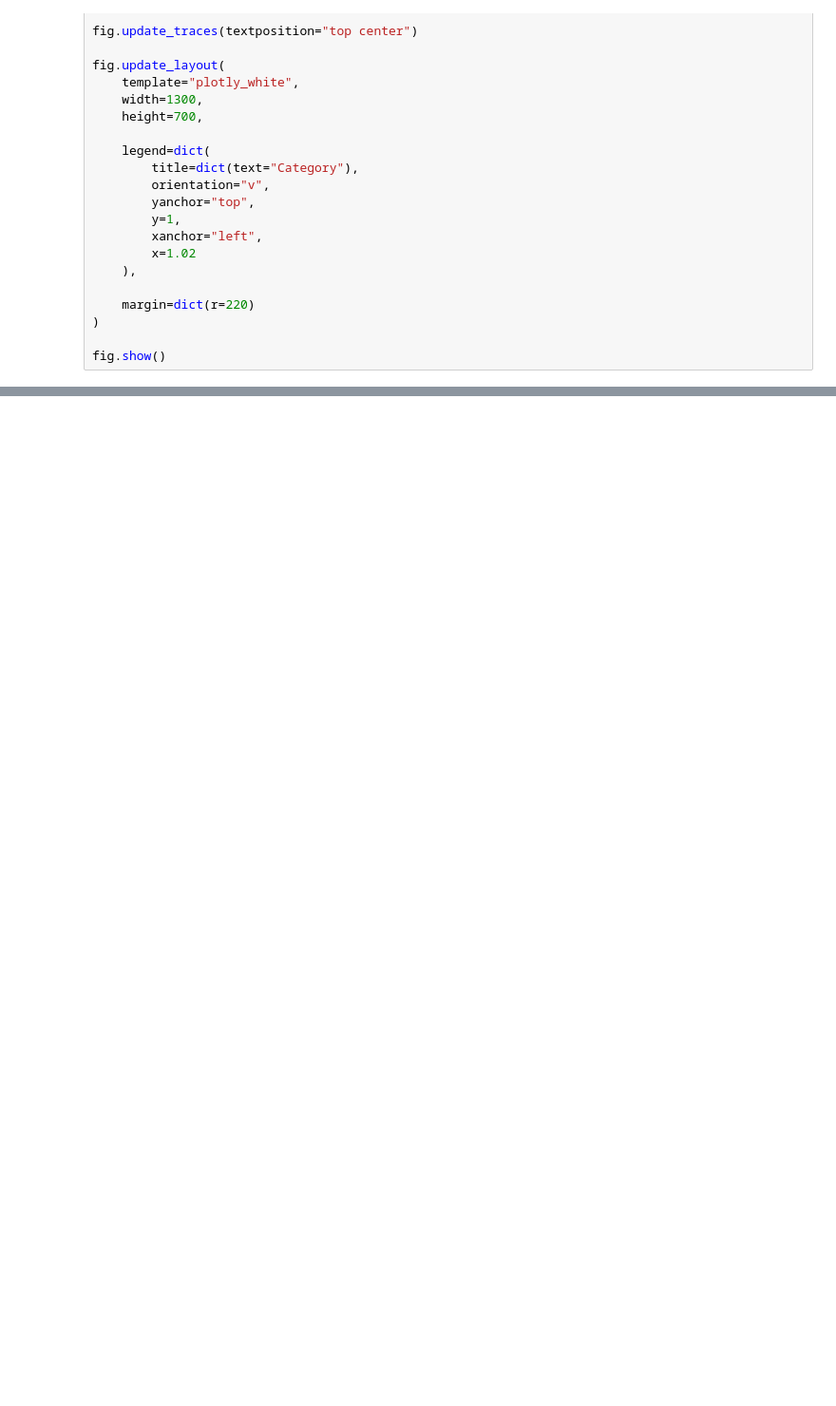
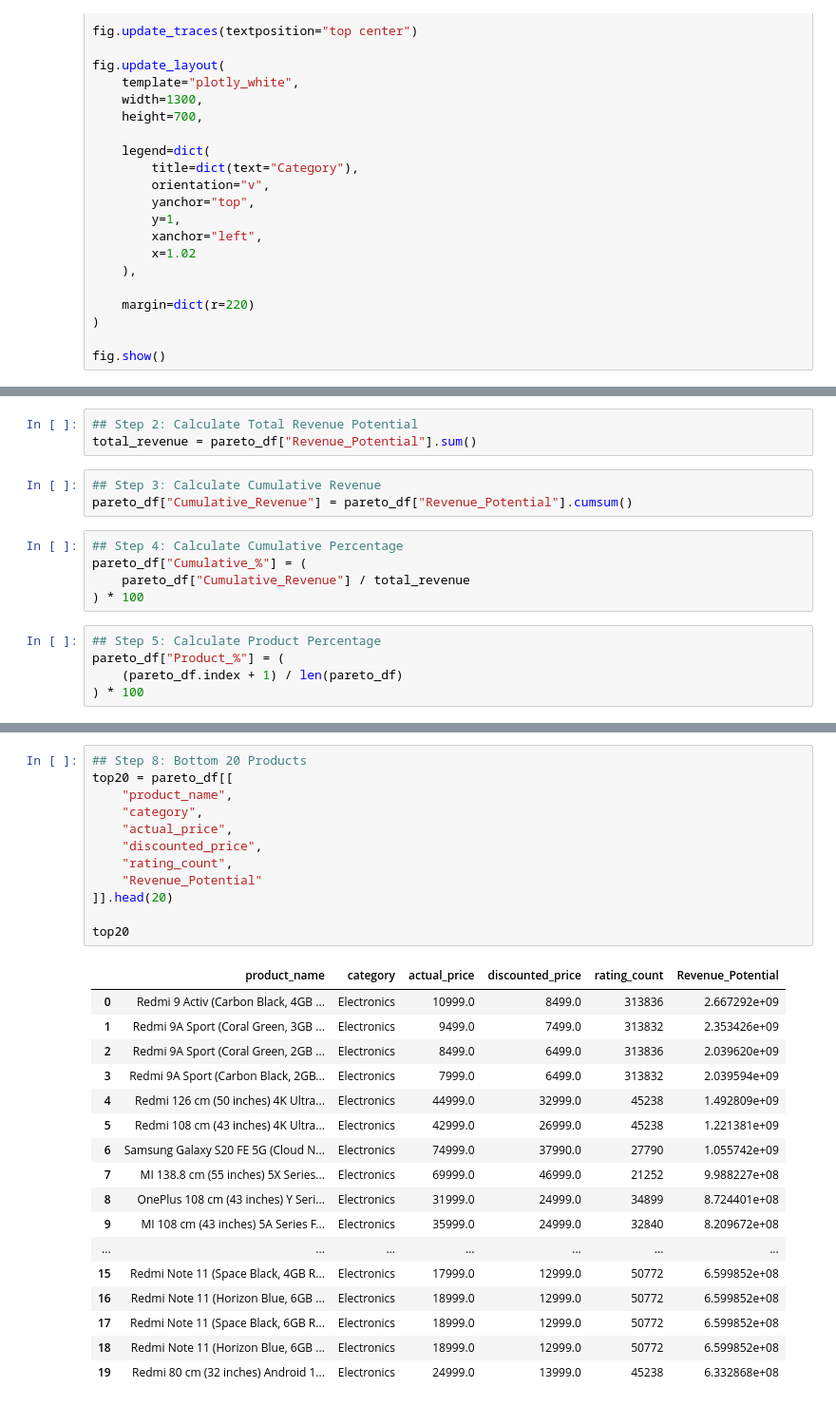
Before and after one commit to TERMINTOR-01/Financial_Analysis, a Jupyter notebook: Finacial_analysis.ipynb, the cells around one changed output, grey strips where cells are left out. Shown at 95% size. Saved outputs shown, nothing was run; the diff lists cells and outputs as text; blank space fills up the shorter version.

```diff
--- a/Finacial_analysis.ipynb
+++ b/Finacial_analysis.ipynb
@@ -1055,0 +1435,16 @@ fig.show()
+# %%
+## Step 2: Calculate Total Revenue Potential
+total_revenue = pareto_df["Revenue_Potential"].sum()
+# %%
+## Step 3: Calculate Cumulative Revenue
+pareto_df["Cumulative_Revenue"] = pareto_df["Revenue_Potential"].cumsum()
+# %%
+## Step 4: Calculate Cumulative Percentage
+pareto_df["Cumulative_%"] = (
+    pareto_df["Cumulative_Revenue"] / total_revenue
+) * 100
+# %%
+## Step 5: Calculate Product Percentage
+pareto_df["Product_%"] = (
+    (pareto_df.index + 1) / len(pareto_df)
+) * 100
@@ -1055,0 +1476,30 @@ fig.show()
+# %%
+## Step 8: Bottom 20 Products
+top20 = pareto_df[[
+    "product_name",
+    "category",
+    "actual_price",
+    "discounted_price",
+    "rating_count",
+    "Revenue_Potential"
+]].head(20)
+
+top20
+# %% [output]
+|  | product_name | category | actual_price | discounted_price | rating_count | Revenue_Potential |
+| 0 | Redmi 9 Activ (Carbon Black, 4GB ... | Electronics | 10999.0 | 8499.0 | 313836 | 2.667292e+09 |
+| 1 | Redmi 9A Sport (Coral Green, 3GB ... | Electronics | 9499.0 | 7499.0 | 313832 | 2.353426e+09 |
+| 2 | Redmi 9A Sport (Coral Green, 2GB ... | Electronics | 8499.0 | 6499.0 | 313836 | 2.039620e+09 |
+| 3 | Redmi 9A Sport (Carbon Black, 2GB... | Electronics | 7999.0 | 6499.0 | 313832 | 2.039594e+09 |
+| 4 | Redmi 126 cm (50 inches) 4K Ultra... | Electronics | 44999.0 | 32999.0 | 45238 | 1.492809e+09 |
+| 5 | Redmi 108 cm (43 inches) 4K Ultra... | Electronics | 42999.0 | 26999.0 | 45238 | 1.221381e+09 |
+| 6 | Samsung Galaxy S20 FE 5G (Cloud N... | Electronics | 74999.0 | 37990.0 | 27790 | 1.055742e+09 |
+| 7 | MI 138.8 cm (55 inches) 5X Series... | Electronics | 69999.0 | 46999.0 | 21252 | 9.988227e+08 |
+| 8 | OnePlus 108 cm (43 inches) Y Seri... | Electronics | 31999.0 | 24999.0 | 34899 | 8.724401e+08 |
+| 9 | MI 108 cm (43 inches) 5A Series F... | Electronics | 35999.0 | 24999.0 | 32840 | 8.209672e+08 |
+| ... | ... | ... | ... | ... | ... | ... |
+| 15 | Redmi Note 11 (Space Black, 4GB R... | Electronics | 17999.0 | 12999.0 | 50772 | 6.599852e+08 |
+| 16 | Redmi Note 11 (Horizon Blue, 6GB ... | Electronics | 18999.0 | 12999.0 | 50772 | 6.599852e+08 |
+| 17 | Redmi Note 11 (Space Black, 6GB R... | Electronics | 18999.0 | 12999.0 | 50772 | 6.599852e+08 |
+| 18 | Redmi Note 11 (Horizon Blue, 6GB ... | Electronics | 18999.0 | 12999.0 | 50772 | 6.599852e+08 |
+| 19 | Redmi 80 cm (32 inches) Android 1... | Electronics | 24999.0 | 13999.0 | 45238 | 6.332868e+08 |
```
Also changed, not shown: parts of 28 cells of this notebook.
